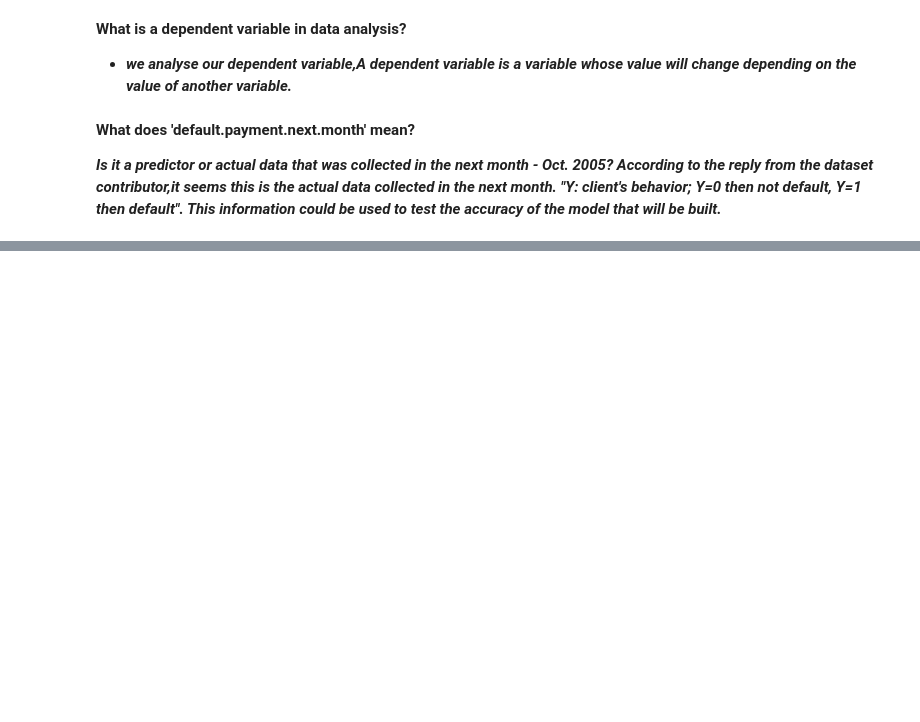
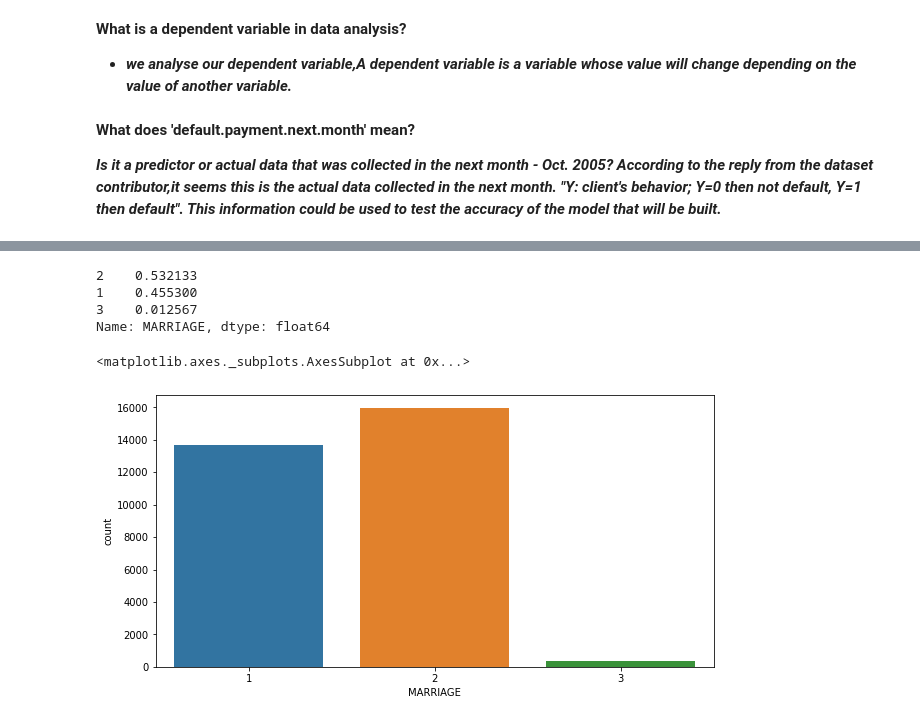
Before and after one commit to rushikeshjagatap85/Credit_Card_Default_Prediction_Capstone_Project, a Jupyter notebook: Credit_Card_Default_Prediction_Capstone_Project.ipynb, the cells around one changed output, grey strips where cells are left out. Saved outputs shown, nothing was run; the diff lists cells and outputs as text; code cells hidden in the pictures; blank space fills up the shorter version.

```diff
--- a/Credit_Card_Default_Prediction_Capstone_Project.ipynb
+++ b/Credit_Card_Default_Prediction_Capstone_Project.ipynb
@@ -321,0 +472,17 @@ credit_df.rename(columns={'default payment next month' : 'default_payment_next_m
+# %%
+# Combine 0 and 3 by changing the value 0 into others
+
+credit_df["MARRIAGE"] = credit_df["MARRIAGE"].replace({0:3})
+credit_df["MARRIAGE"].value_counts(normalize=True)
+# %% [output]
+2    0.532133
+1    0.455300
+3    0.012567
+Name: MARRIAGE, dtype: float64
+# %%
+#plotting the count plot to vizualize the data distribution
+plt.figure(figsize=(10,5))
+sns.countplot(x = 'MARRIAGE', data = credit_df)
+# %% [output]
+<matplotlib.axes._subplots.AxesSubplot at 0x...>
+[figure, added]
```
Also changed, not shown: parts of 51 cells of this notebook.
